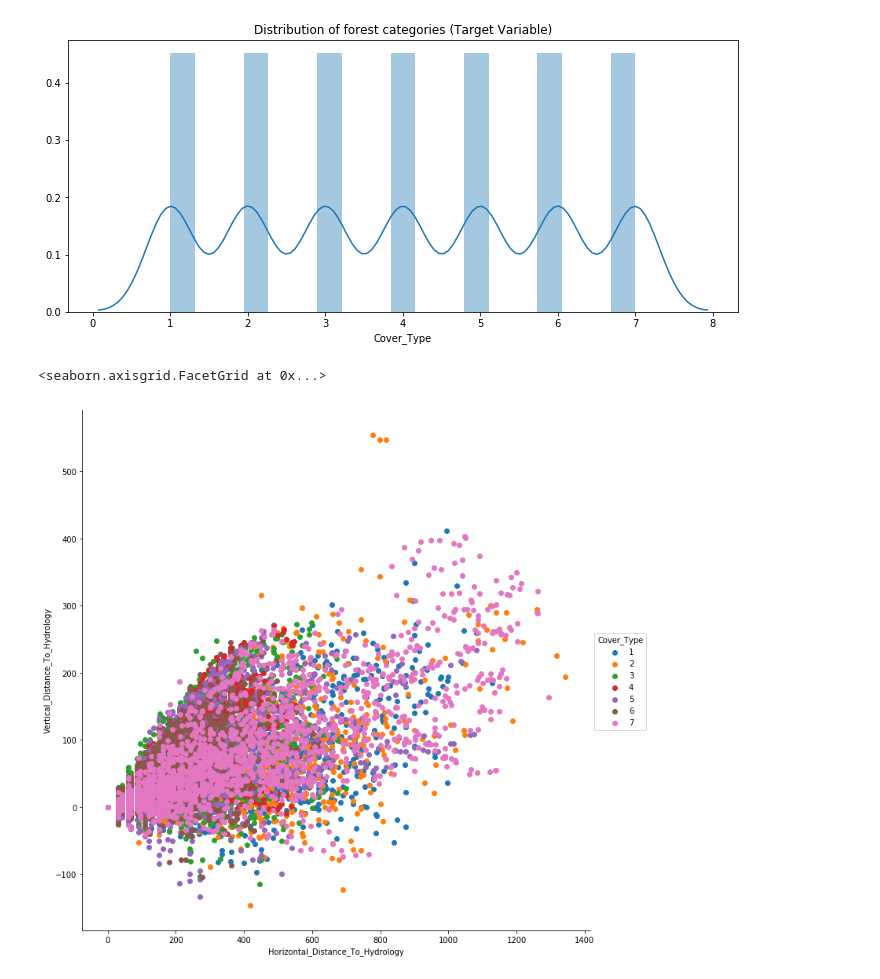
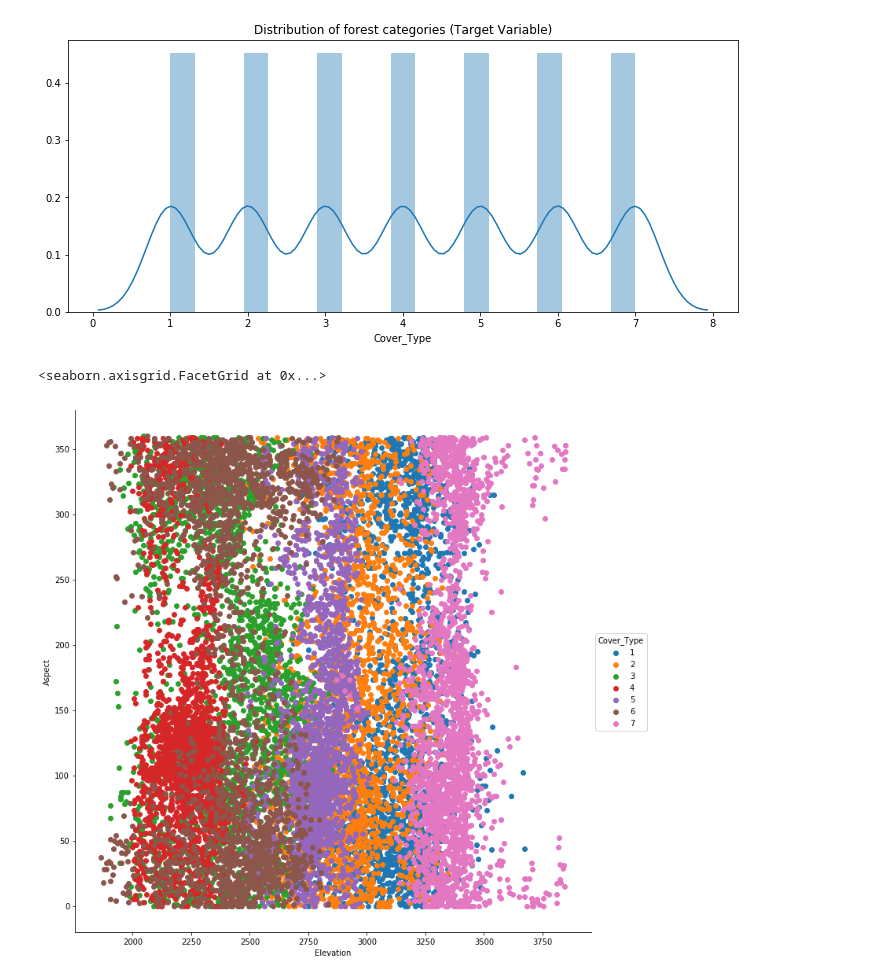
Before and after one commit to JohnCagno/ForestCoverClassifier, a Jupyter notebook: Forest Cover EDA + Classifier.ipynb, the cells around one changed output. Saved outputs shown, nothing was run; the diff lists cells and outputs as text; code cells hidden in the pictures.

Commit message:
altered visuals + parameter tuning

```diff
--- a/Forest Cover EDA + Classifier.ipynb
+++ b/Forest Cover EDA + Classifier.ipynb
@@ -21,7 +21,7 @@ ax = sns.distplot(train["Cover_Type"])
 # %% [output]
 [figure]
 # %%
-sns.FacetGrid(train, hue="Cover_Type", size=10).map(plt.scatter, "Horizontal_Distance_To_Hydrology", "Vertical_Distance_To_Hydrology").add_legend()
+sns.FacetGrid(train, hue="Cover_Type", size=10).map(plt.scatter, "Elevation", "Aspect").add_legend()
 # %% [output]
 <seaborn.axisgrid.FacetGrid at 0x...>
-[figure, old version]
+[figure, new version]
```
Also changed, not shown: parts of 16 cells of this notebook.
